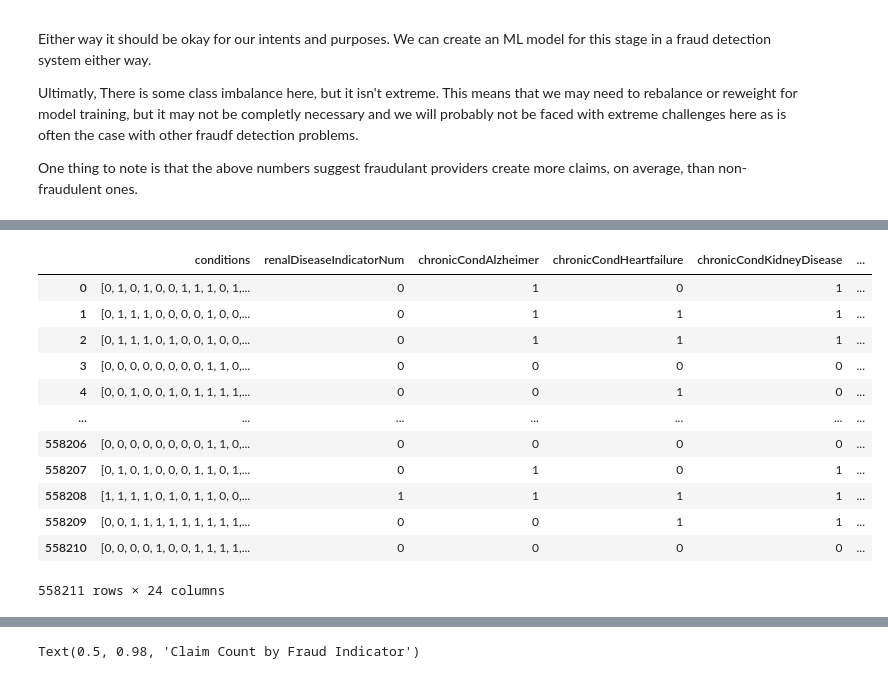
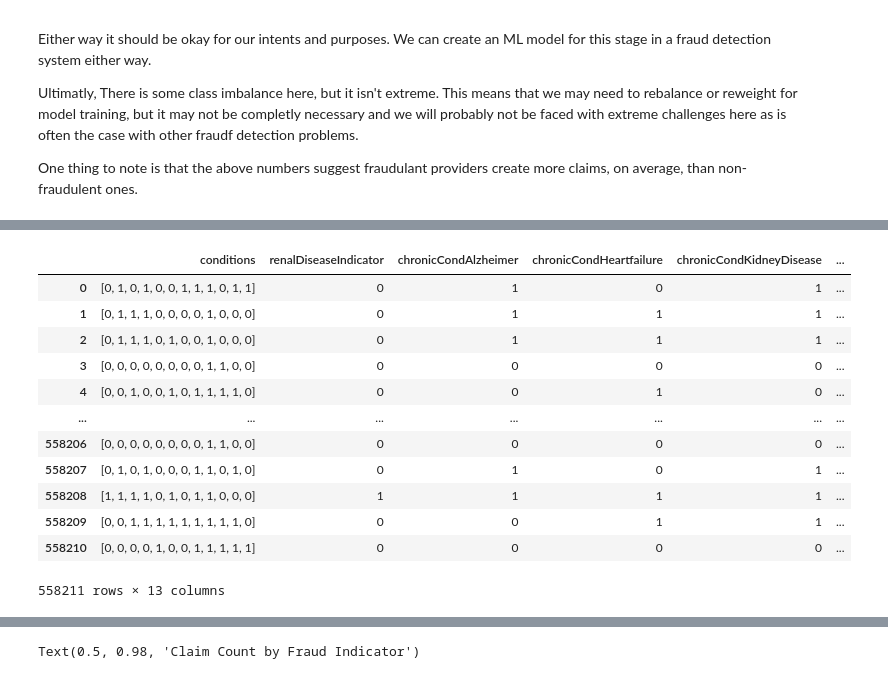
Before and after one commit to neo4j-partners/mini-hands-on-lab-neo4j-and-vertex-ai, a Jupyter notebook: Lab 2 - Vertex AI AutoML with GDS/p1-baseline-eda-and-features.ipynb, the cells around one changed output, grey strips where cells are left out. Drawn from its saved outputs; the diff is of its cells as text; code cells hidden in the pictures.

```diff
--- a/Lab 2 - Vertex AI AutoML with GDS/p1-baseline-eda-and-features.ipynb
+++ b/Lab 2 - Vertex AI AutoML with GDS/p1-baseline-eda-and-features.ipynb
@@ -31,5 +23,5 @@ DATA_DIR = 'data/'
 # %%
-provider_df = du.make_provider_df(DATA_DIR)
+provider_df = pd.read_csv('gs://neo4j-insurance-claim-tutorial-data/provider.csv')
 provider_df
 # %% [output]
 |  | provider | potentialFraud | potentialFraudInd |
@@ -46,7 +38,7 @@ provider_df
 | 5409 | PRV57763 | No | 0 |
 5410 rows × 3 columns
 # %%
-claim_df = du.make_claim_df(DATA_DIR)
+claim_df = pd.read_csv('gs://neo4j-insurance-claim-tutorial-data/claim.csv', low_memory=False)
 claim_df
 # %% [output]
 |  | beneID | claimID | claimStartDt | claimEndDt | provider | inscClaimAmtReimbursed | attendingPhysician | ... |
@@ -172,6 +155,0 @@ Types of patients based on chronic conditions - fraud may be more common in cert
-# %%
-## The chronic condition columns are codes as 1=True 2+False.  Lets make 0=False for consitency
-for col in df.columns:
-    if 'chronicCond' in col:
-        df.loc[df[col] == 2, col] = 0
-df[[col for col in df.columns if 'chronicCond' in col]]
@@ -192,23 +156,23 @@ df[[col for col in df.columns if 'chronicCond' in col]]
 # %%
-# Now combine into condition encoding vector
-condition_cols = ['renalDiseaseIndicatorNum'] + [col for col in df.columns if 'chronicCond' in col]
+# Combine into condition encoding vector
+condition_cols = ['renalDiseaseIndicator'] + [col for col in df.columns if 'chronicCond' in col]
 df['conditions'] = df[condition_cols].values.tolist()
 df.conditions = df.conditions.apply(np.array)
 df[['conditions'] + condition_cols]
 # %% [output]
-|  | conditions | renalDiseaseIndicatorNum | chronicCondAlzheimer | chronicCondHeartfailure | chronicCondKidneyDisease | ... |
-| 0 | [0, 1, 0, 1, 0, 0, 1, 1, 1, 0, 1,... | 0 | 1 | 0 | 1 | ... |
-| 1 | [0, 1, 1, 1, 0, 0, 0, 0, 1, 0, 0,... | 0 | 1 | 1 | 1 | ... |
-| 2 | [0, 1, 1, 1, 0, 1, 0, 0, 1, 0, 0,... | 0 | 1 | 1 | 1 | ... |
-| 3 | [0, 0, 0, 0, 0, 0, 0, 0, 1, 1, 0,... | 0 | 0 | 0 | 0 | ... |
-| 4 | [0, 0, 1, 0, 0, 1, 0, 1, 1, 1, 1,... | 0 | 0 | 1 | 0 | ... |
+|  | conditions | renalDiseaseIndicator | chronicCondAlzheimer | chronicCondHeartfailure | chronicCondKidneyDisease | ... |
+| 0 | [0, 1, 0, 1, 0, 0, 1, 1, 1, 0, 1, 1] | 0 | 1 | 0 | 1 | ... |
+| 1 | [0, 1, 1, 1, 0, 0, 0, 0, 1, 0, 0, 0] | 0 | 1 | 1 | 1 | ... |
+| 2 | [0, 1, 1, 1, 0, 1, 0, 0, 1, 0, 0, 0] | 0 | 1 | 1 | 1 | ... |
+| 3 | [0, 0, 0, 0, 0, 0, 0, 0, 1, 1, 0, 0] | 0 | 0 | 0 | 0 | ... |
+| 4 | [0, 0, 1, 0, 0, 1, 0, 1, 1, 1, 1, 0] | 0 | 0 | 1 | 0 | ... |
 | ... | ... | ... | ... | ... | ... | ... |
-| 558206 | [0, 0, 0, 0, 0, 0, 0, 0, 1, 1, 0,... | 0 | 0 | 0 | 0 | ... |
-| 558207 | [0, 1, 0, 1, 0, 0, 0, 1, 1, 0, 1,... | 0 | 1 | 0 | 1 | ... |
-| 558208 | [1, 1, 1, 1, 0, 1, 0, 1, 1, 0, 0,... | 1 | 1 | 1 | 1 | ... |
-| 558209 | [0, 0, 1, 1, 1, 1, 1, 1, 1, 1, 1,... | 0 | 0 | 1 | 1 | ... |
-| 558210 | [0, 0, 0, 0, 1, 0, 0, 1, 1, 1, 1,... | 0 | 0 | 0 | 0 | ... |
+| 558206 | [0, 0, 0, 0, 0, 0, 0, 0, 1, 1, 0, 0] | 0 | 0 | 0 | 0 | ... |
+| 558207 | [0, 1, 0, 1, 0, 0, 0, 1, 1, 0, 1, 0] | 0 | 1 | 0 | 1 | ... |
+| 558208 | [1, 1, 1, 1, 0, 1, 0, 1, 1, 0, 0, 0] | 1 | 1 | 1 | 1 | ... |
+| 558209 | [0, 0, 1, 1, 1, 1, 1, 1, 1, 1, 1, 0] | 0 | 0 | 1 | 1 | ... |
+| 558210 | [0, 0, 0, 0, 1, 0, 0, 1, 1, 1, 1, 1] | 0 | 0 | 0 | 0 | ... |
-558211 rows × 24 columns
+558211 rows × 13 columns
 # %%
 ## aggregate to provider level
 def normalize_sum(x):
```
Also changed, not shown: parts of 61 cells of this notebook, 6 other files.
